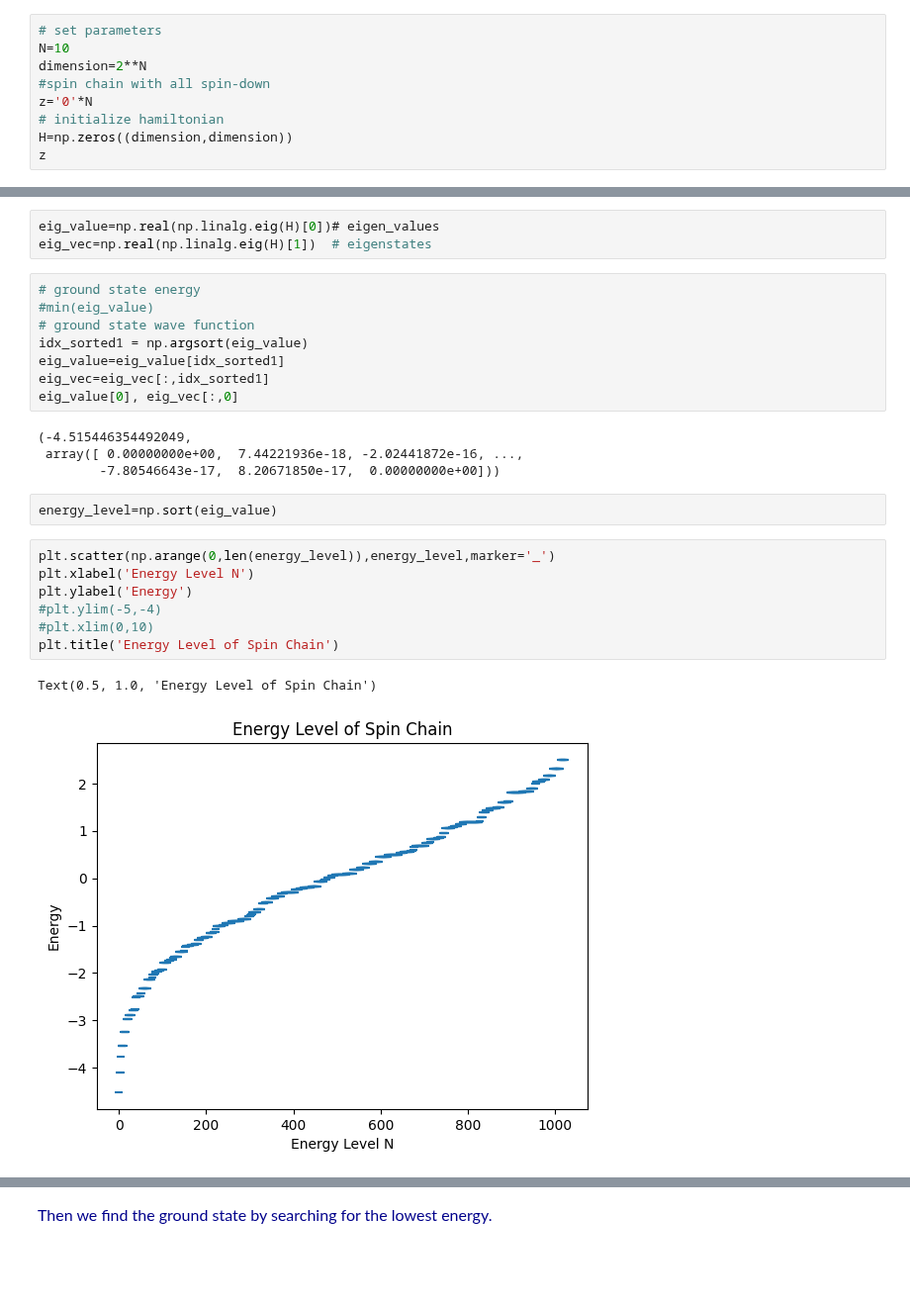
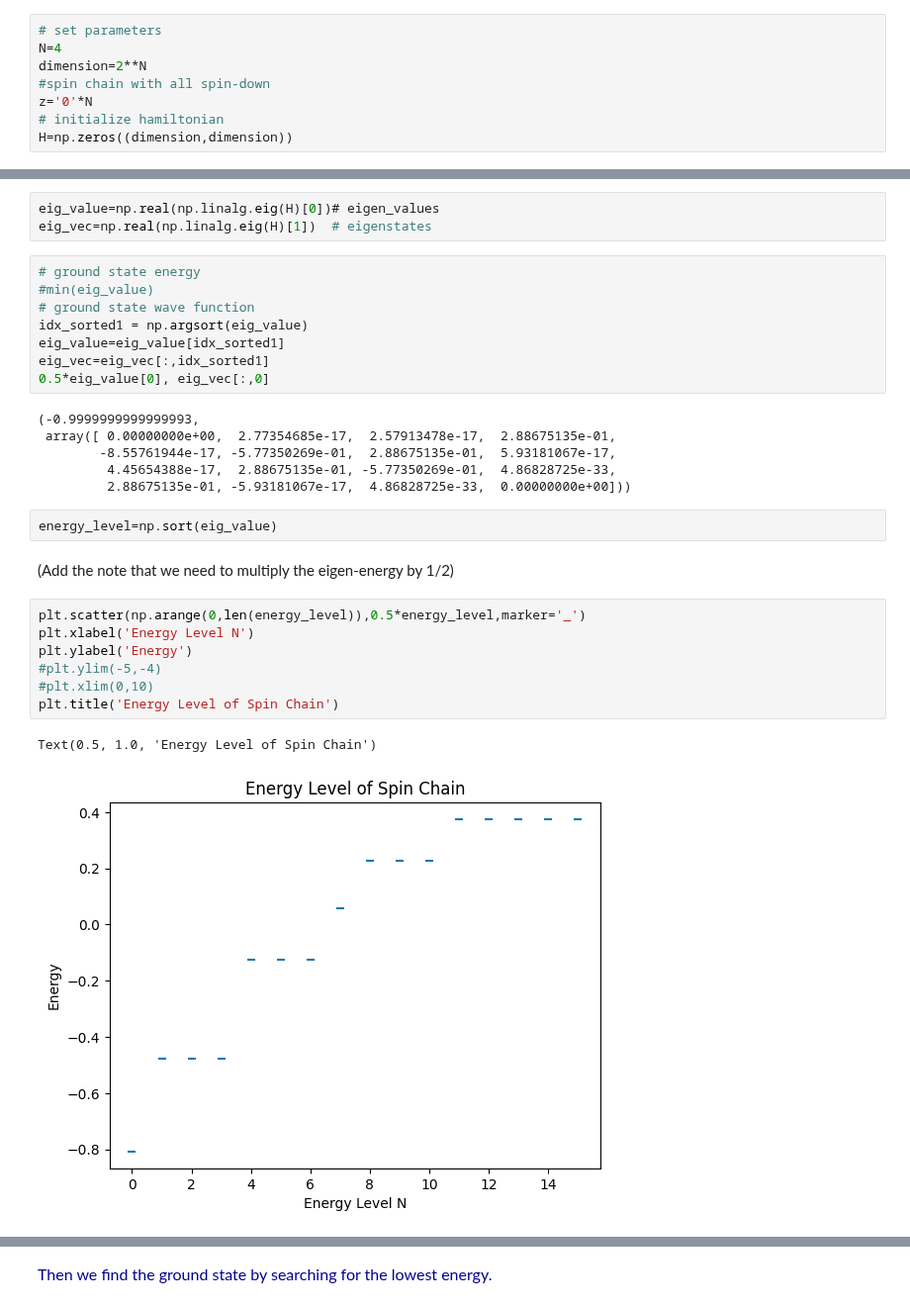
Before and after one commit to timlok123/PHYS4150-Computational-Physics-2024, a Jupyter notebook: ED/Exact_diagonalization.ipynb, the cells around one changed output, grey strips where cells are left out. Shown at 99% size. Cells and saved outputs as stored; diff of their text form; blank space fills up the shorter version.

```diff
--- a/ED/Exact_diagonalization.ipynb
+++ b/ED/Exact_diagonalization.ipynb
@@ -175,10 +276,9 @@ concatenation:a+b+c: 0001111122222
 #### Code
 # %%
 # set parameters
-N=10
+N=4
 dimension=2**N
 #spin chain with all spin-down
 z='0'*N
 # initialize hamiltonian
 H=np.zeros((dimension,dimension))
-z
@@ -254,20 +361,24 @@ eig_vec=np.real(np.linalg.eig(H)[1])  # eigenstates
 idx_sorted1 = np.argsort(eig_value)
 eig_value=eig_value[idx_sorted1]
 eig_vec=eig_vec[:,idx_sorted1]
-eig_value[0], eig_vec[:,0]
+0.5*eig_value[0], eig_vec[:,0]
 # %% [output]
-(-4.515446354492049,
- array([ 0.00000000e+00,  7.44221936e-18, -2.02441872e-16, ...,
-        -7.80546643e-17,  8.20671850e-17,  0.00000000e+00]))
+(-0.9999999999999993,
+ array([ 0.00000000e+00,  2.77354685e-17,  2.57913478e-17,  2.88675135e-01,
+        -8.55761944e-17, -5.77350269e-01,  2.88675135e-01,  5.93181067e-17,
+         4.45654388e-17,  2.88675135e-01, -5.77350269e-01,  4.86828725e-33,
+         2.88675135e-01, -5.93181067e-17,  4.86828725e-33,  0.00000000e+00]))
 # %%
 energy_level=np.sort(eig_value)
+# %% [markdown]
+(Add the note that we need to multiply the eigen-energy by 1/2)
 # %%
-plt.scatter(np.arange(0,len(energy_level)),energy_level,marker='_')
+plt.scatter(np.arange(0,len(energy_level)),0.5*energy_level,marker='_')
 plt.xlabel('Energy Level N')
 plt.ylabel('Energy')
 #plt.ylim(-5,-4)
 #plt.xlim(0,10)
 plt.title('Energy Level of Spin Chain')
 # %% [output]
 Text(0.5, 1.0, 'Energy Level of Spin Chain')
-[figure, old version]
+[figure, new version]
```
Also changed, not shown: parts of 26 cells of this notebook.
